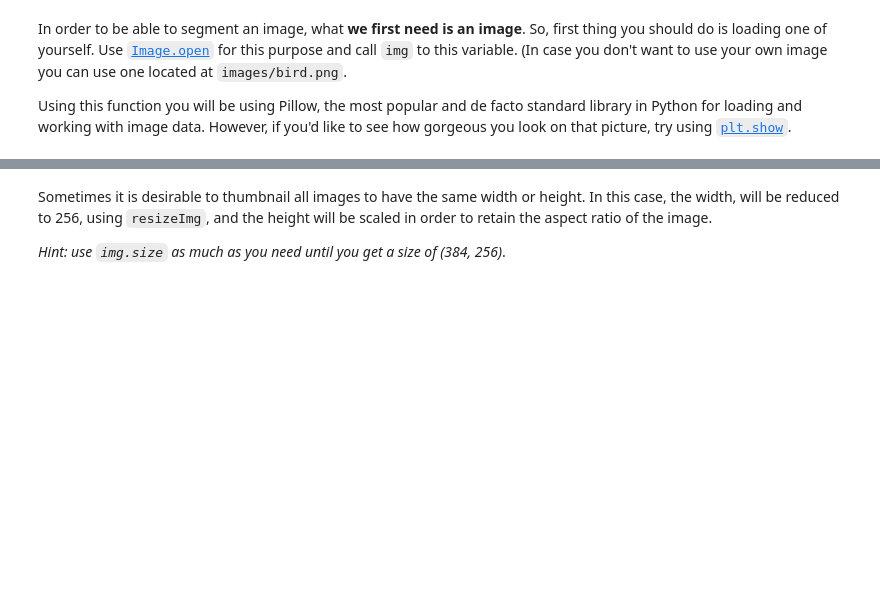
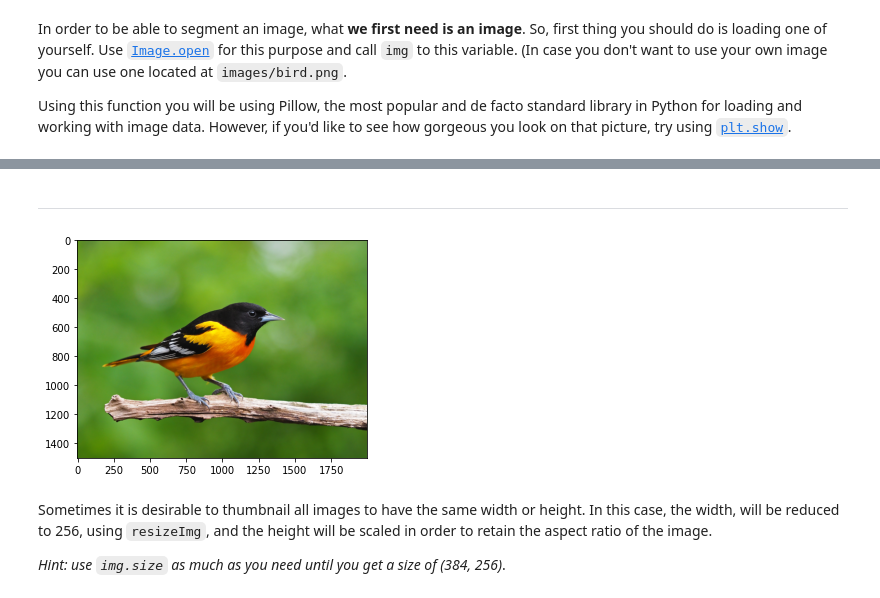
Before and after one commit to JaimeSanz28/lab-image-segmentation, a Jupyter notebook: main.ipynb, the cells around one changed output, grey strips where cells are left out. Cells and saved outputs as stored; diff of their text form; code cells hidden in the pictures; blank space fills up the shorter version.

```diff
--- a/main.ipynb
+++ b/main.ipynb
@@ -66,3 +65,10 @@ Using this function you will be using Pillow, the most popular and de facto stan
+# %% [markdown]
+----------------------------
+# %%
+img = Image.open("images/bird.png")
+plt.imshow(img3);
+# %% [output]
+[figure, added]
 # %% [markdown]
 Sometimes it is desirable to thumbnail all images to have the same width or height. In this case, the width, will be reduced to 256, using `resizeImg`, and the height will be scaled in order to retain the aspect ratio of the image.
 
```
Also changed, not shown: parts of 41 cells of this notebook.
